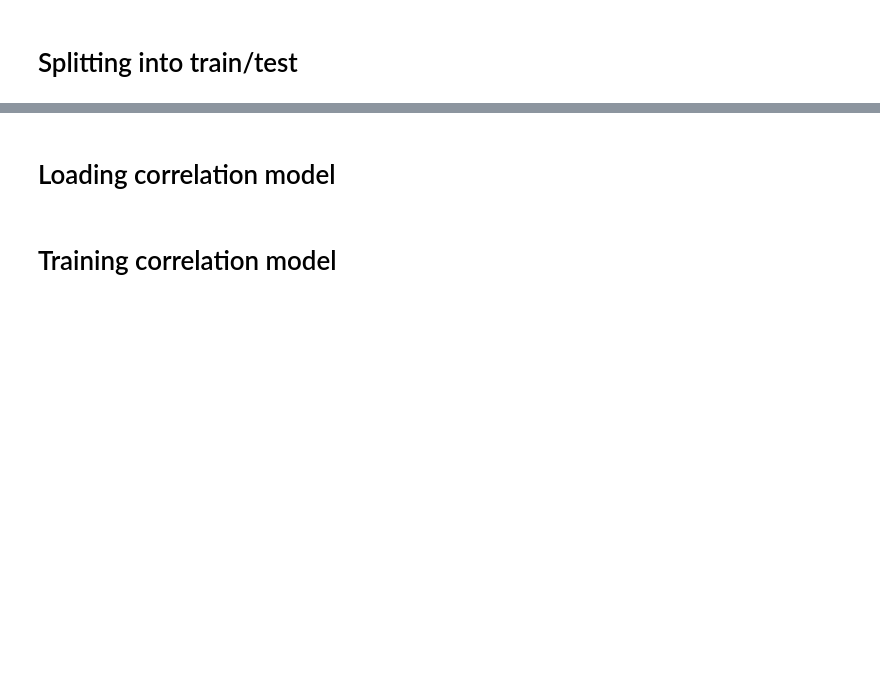
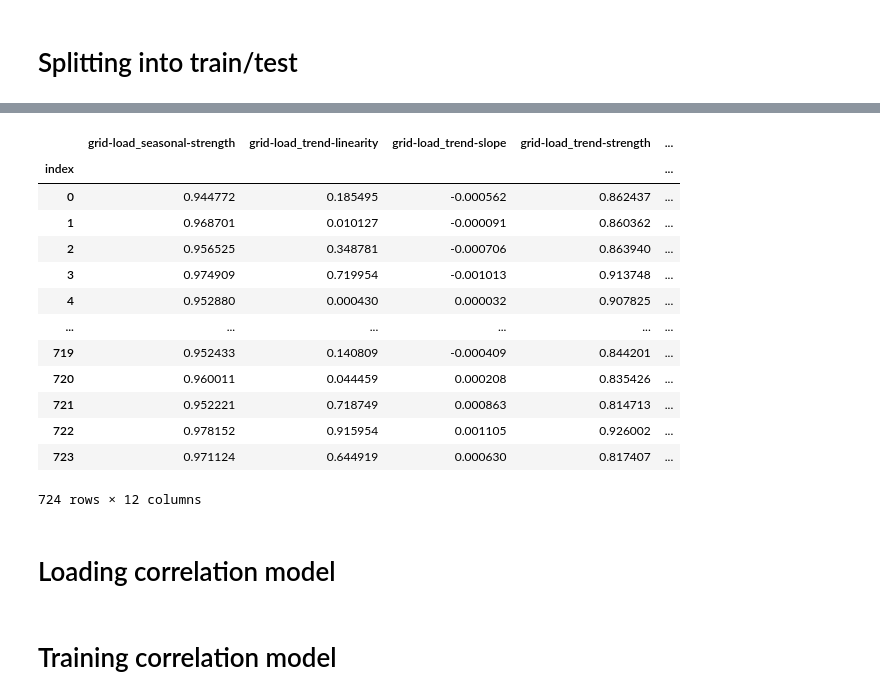
Before and after one commit to Mesterne/BEAST, a Jupyter notebook: notebooks/experiments/basic_correlation.ipynb, the cells around one changed output, grey strips where cells are left out. Drawn from its saved outputs; the diff is of its cells as text; code cells hidden in the pictures; blank space fills up the shorter version.

```diff
--- a/notebooks/experiments/basic_correlation.ipynb
+++ b/notebooks/experiments/basic_correlation.ipynb
@@ -45,3 +220,20 @@ Loading trained model from /Users/vegardsjavik/Uni/Master/Thesis/BEAST/models/fe
+# %%
+df_pivot
+# %% [output]
+|  | grid-load_seasonal-strength | grid-load_trend-linearity | grid-load_trend-slope | grid-load_trend-strength | ... |
+| index |  |  |  |  | ... |
+| 0 | 0.944772 | 0.185495 | -0.000562 | 0.862437 | ... |
+| 1 | 0.968701 | 0.010127 | -0.000091 | 0.860362 | ... |
+| 2 | 0.956525 | 0.348781 | -0.000706 | 0.863940 | ... |
+| 3 | 0.974909 | 0.719954 | -0.001013 | 0.913748 | ... |
+| 4 | 0.952880 | 0.000430 | 0.000032 | 0.907825 | ... |
+| ... | ... | ... | ... | ... | ... |
+| 719 | 0.952433 | 0.140809 | -0.000409 | 0.844201 | ... |
+| 720 | 0.960011 | 0.044459 | 0.000208 | 0.835426 | ... |
+| 721 | 0.952221 | 0.718749 | 0.000863 | 0.814713 | ... |
+| 722 | 0.978152 | 0.915954 | 0.001105 | 0.926002 | ... |
+| 723 | 0.971124 | 0.644919 | 0.000630 | 0.817407 | ... |
+724 rows × 12 columns
 # %% [markdown]
 # Loading correlation model
 # %% [markdown]
```
Also changed, not shown: parts of 20 cells of this notebook, 2 other files.
